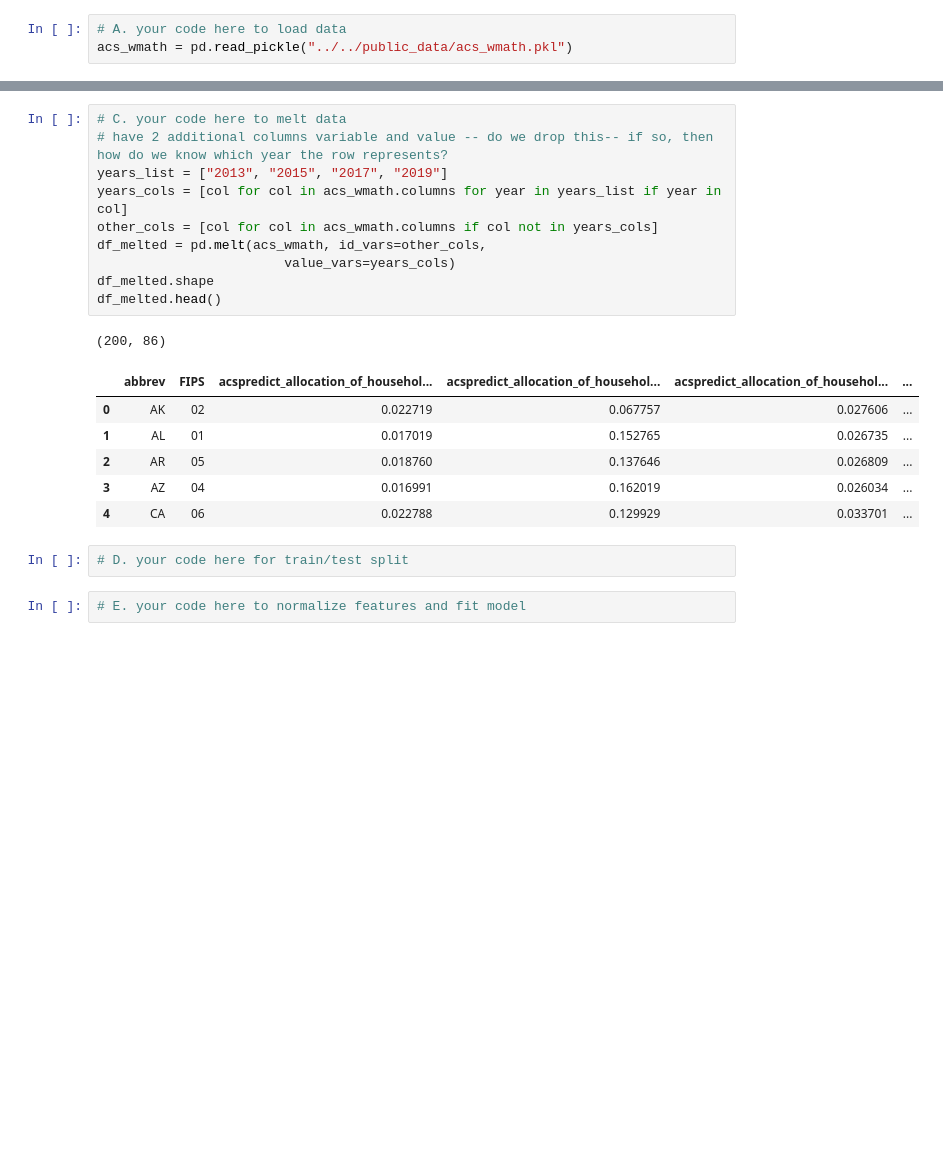
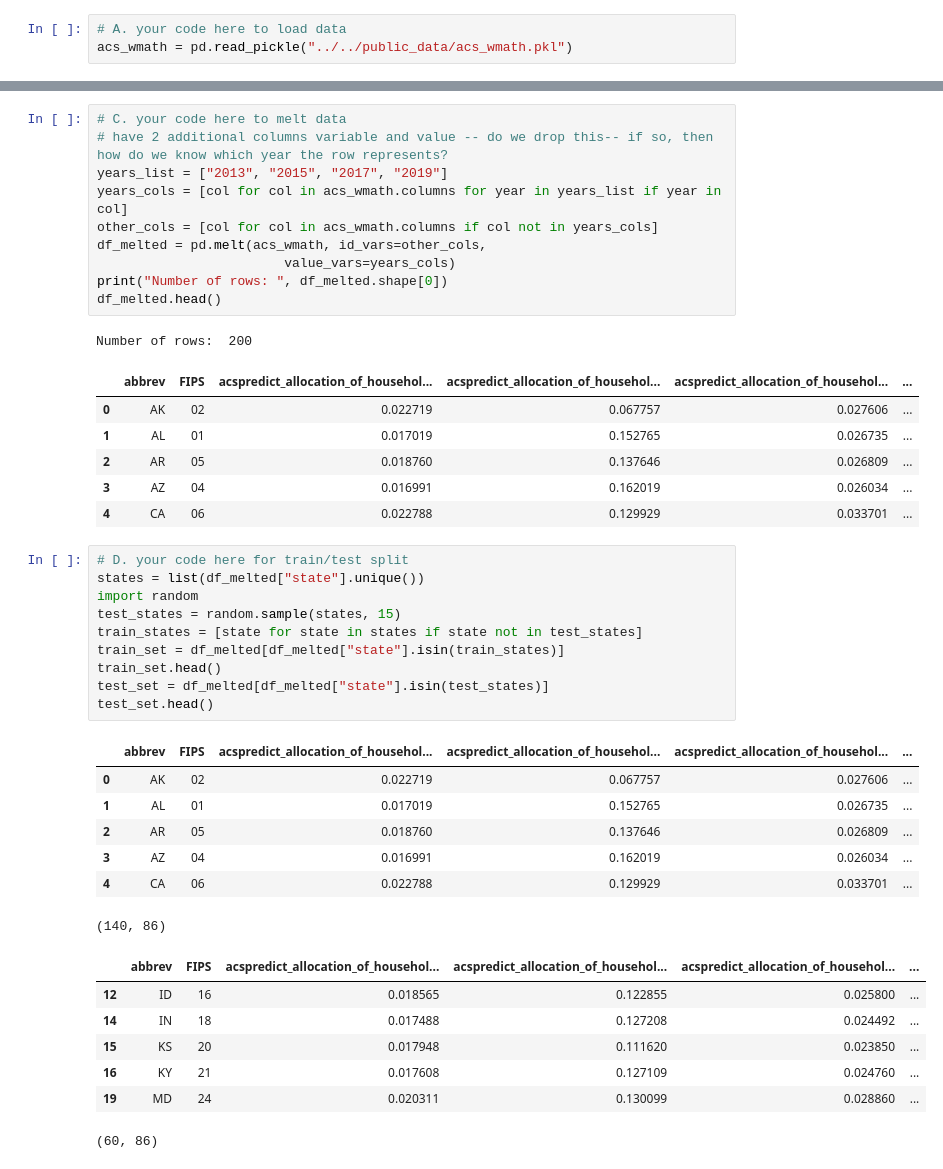
Before and after one commit to VaaniG/QSS20_S24, a Jupyter notebook: homework/pset4/pset4_blank.ipynb, the cells around one changed output, grey strips where cells are left out. Cells and saved outputs as stored; diff of their text form; blank space fills up the shorter version.

```diff
--- a/homework/pset4/pset4_blank.ipynb
+++ b/homework/pset4/pset4_blank.ipynb
@@ -511,17 +506,38 @@ years_cols = [col for col in acs_wmath.columns for year in years_list if year in
 other_cols = [col for col in acs_wmath.columns if col not in years_cols]
 df_melted = pd.melt(acs_wmath, id_vars=other_cols,
                         value_vars=years_cols)
-df_melted.shape
+print("Number of rows: ", df_melted.shape[0])
 df_melted.head()
 # %% [output]
-(200, 86)
+Number of rows:  200
 |  | abbrev | FIPS | acspredict_allocation_of_househol... | acspredict_allocation_of_househol... | acspredict_allocation_of_househol... | ... |
 | 0 | AK | 02 | 0.022719 | 0.067757 | 0.027606 | ... |
 | 1 | AL | 01 | 0.017019 | 0.152765 | 0.026735 | ... |
 | 2 | AR | 05 | 0.018760 | 0.137646 | 0.026809 | ... |
 | 3 | AZ | 04 | 0.016991 | 0.162019 | 0.026034 | ... |
 | 4 | CA | 06 | 0.022788 | 0.129929 | 0.033701 | ... |
-# %%
-# D. your code here for train/test split
-# %%
-# E. your code here to normalize features and fit model
+# %%
+# D. your code here for train/test split
+states = list(df_melted["state"].unique())
+import random
+test_states = random.sample(states, 15)
+train_states = [state for state in states if state not in test_states]
+train_set = df_melted[df_melted["state"].isin(train_states)]
+train_set.head()
+test_set = df_melted[df_melted["state"].isin(test_states)]
+test_set.head()
+# %% [output]
+|  | abbrev | FIPS | acspredict_allocation_of_househol... | acspredict_allocation_of_househol... | acspredict_allocation_of_househol... | ... |
+| 0 | AK | 02 | 0.022719 | 0.067757 | 0.027606 | ... |
+| 1 | AL | 01 | 0.017019 | 0.152765 | 0.026735 | ... |
+| 2 | AR | 05 | 0.018760 | 0.137646 | 0.026809 | ... |
+| 3 | AZ | 04 | 0.016991 | 0.162019 | 0.026034 | ... |
+| 4 | CA | 06 | 0.022788 | 0.129929 | 0.033701 | ... |
+(140, 86)
+|  | abbrev | FIPS | acspredict_allocation_of_househol... | acspredict_allocation_of_househol... | acspredict_allocation_of_househol... | ... |
+| 12 | ID | 16 | 0.018565 | 0.122855 | 0.025800 | ... |
+| 14 | IN | 18 | 0.017488 | 0.127208 | 0.024492 | ... |
+| 15 | KS | 20 | 0.017948 | 0.111620 | 0.023850 | ... |
+| 16 | KY | 21 | 0.017608 | 0.127109 | 0.024760 | ... |
+| 19 | MD | 24 | 0.020311 | 0.130099 | 0.028860 | ... |
+(60, 86)
```
Also changed, not shown: parts of 5 cells of this notebook.
